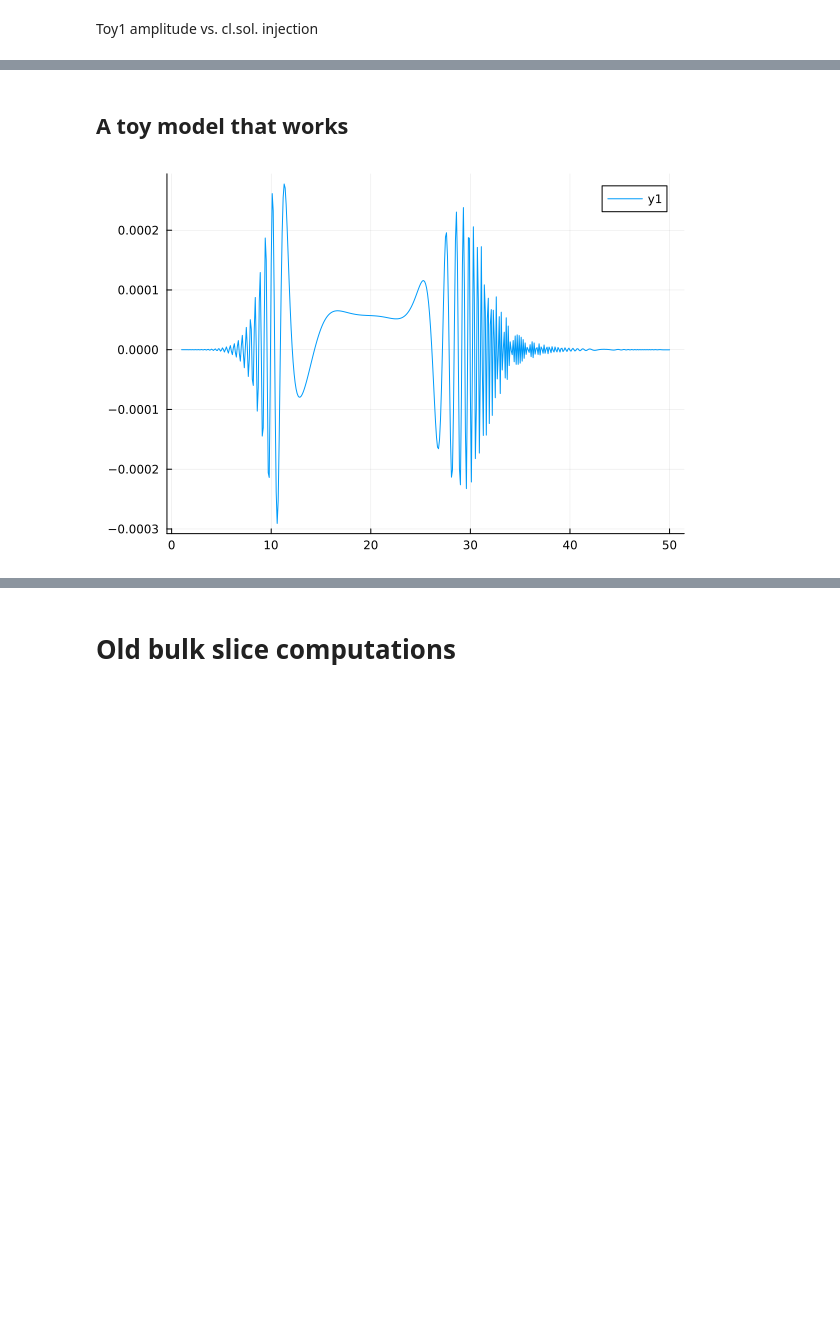
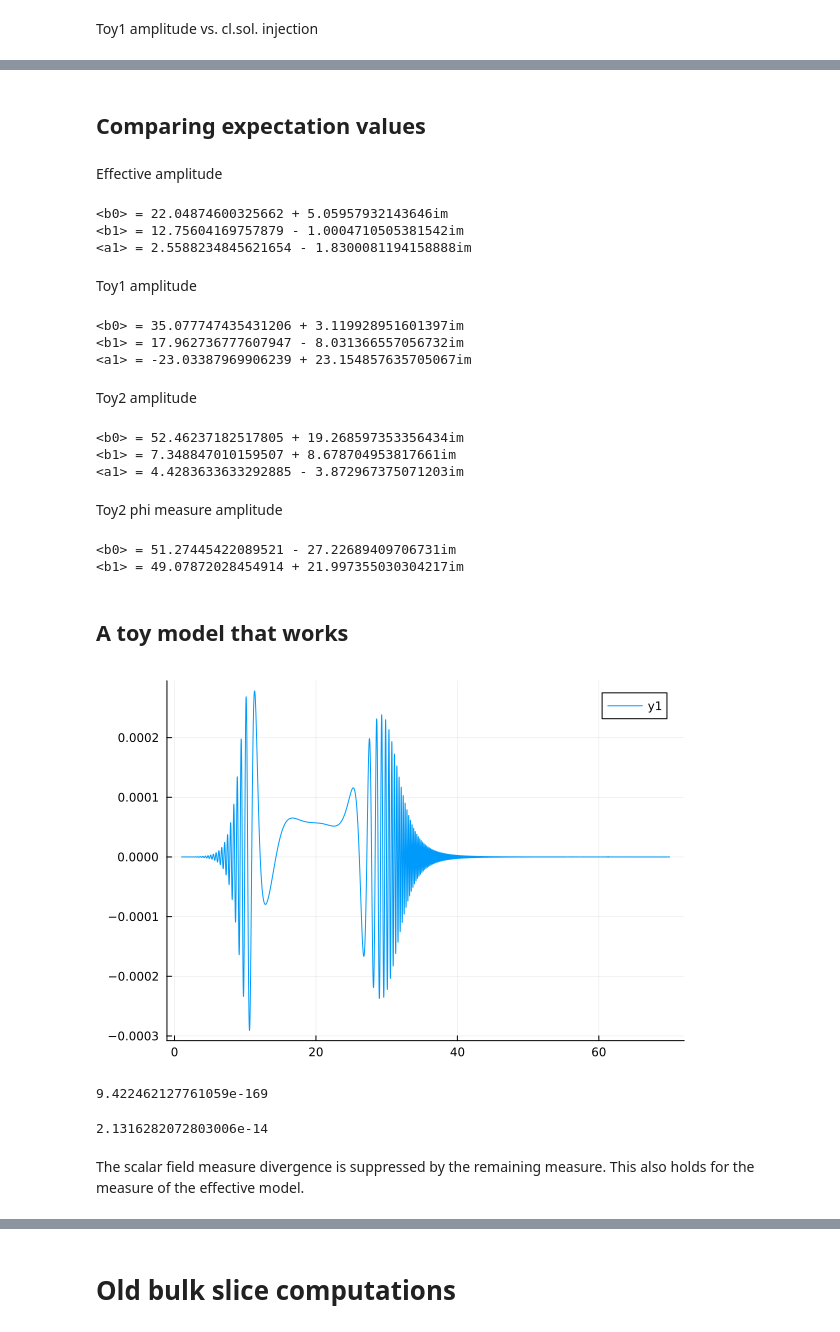
Before and after one commit to Jercheal/3d-cosmology, a Jupyter notebook: 3d_ESF_cosmology.ipynb, the cells around one changed output, grey strips where cells are left out. Saved outputs shown, nothing was run; the diff lists cells and outputs as text; code cells hidden in the pictures; blank space fills up the shorter version.

```diff
--- a/3d_ESF_cosmology.ipynb
+++ b/3d_ESF_cosmology.ipynb
@@ -1432,6 +1447,58 @@ scatter!(1.0:0.5:50.0, real(Z_toy1_phi_measure[1:99,5])./maximum(real(Z_toy1_phi
+# %% [markdown]
+## Comparing expectation values
+# %% [markdown]
+Effective amplitude
+# %%
+println("<b0> = ", wynn(acc_triang(Zb0, 399))/wynn(acc_triang(Z, 399)))
+println("<b1> = ", wynn(acc_triang(Zb1, 399))/wynn(acc_triang(Z, 399)))
+println("<a1> = ", wynn(acc_triang(Za1, 399))/wynn(acc_triang(Z, 399)))
+# %% [output]
+<b0> = 22.04874600325662 + 5.05957932143646im
+<b1> = 12.75604169757879 - 1.0004710505381542im
+<a1> = 2.5588234845621654 - 1.8300081194158888im
+# %% [markdown]
+Toy1 amplitude
+# %%
+println("<b0> = ", wynn(acc_rect(Zb0_toy1, 399))/wynn(acc_rect(Z_toy1, 399)))
+println("<b1> = ", wynn(acc_rect(Zb1_toy1, 399))/wynn(acc_rect(Z_toy1, 399)))
+println("<a1> = ", wynn(acc_rect(Za1_toy1, 399))/wynn(acc_rect(Z_toy1, 399)))
+# %% [output]
+<b0> = 35.077747435431206 + 3.119928951601397im
+<b1> = 17.962736777607947 - 8.031366557056732im
+<a1> = -23.03387969906239 + 23.154857635705067im
+# %% [markdown]
+Toy2 amplitude
+# %%
+println("<b0> = ", wynn(acc_rect(Zb0_toy2, 399))/wynn(acc_rect(Z_toy2, 399)))
+println("<b1> = ", wynn(acc_rect(Zb1_toy2, 399))/wynn(acc_rect(Z_toy2, 399)))
+println("<a1> = ", wynn(acc_rect(Za1_toy2, 399))/wynn(acc_rect(Z_toy2, 399)))
+# %% [output]
+<b0> = 52.46237182517805 + 19.268597353356434im
+<b1> = 7.348847010159507 + 8.678704953817661im
+<a1> = 4.4283633633292885 - 3.872967375071203im
+# %% [markdown]
+Toy2 phi measure amplitude
+# %%
+println("<b0> = ", wynn(acc_rect(Zb0_toy2_phi_measure, 399))/wynn(acc_rect(Z_toy2_phi_measure, 399)))
+println("<b1> = ", wynn(acc_rect(Zb1_toy2_phi_measure, 399))/wynn(acc_rect(Z_toy2_phi_measure, 399)))
+#println("<a1> = ", wynn(acc_rect(Za1_toy2, 399))/wynn(acc_rect(Z, 399)))
+# %% [output]
+<b0> = 51.27445422089521 - 27.22689409706731im
+<b1> = 49.07872028454914 + 21.997355030304217im
 # %% [markdown]
 ## A toy model that works
 # %%
-plot(1.0:0.1:50.0, real([Ampl_1slice_toy_working(a0, a1, a2, 2.0, 3.0, 2.0, 4.0, 0.05) for a1 in 1.0:0.1:50.0]))
+plot(1.0:0.01:70.0, real([Ampl_1slice_toy_working(a0, a1, a2, 2.0, 3.0, 2.0, 4.0, 0.05) for a1 in 1.0:0.01:70.0]))
 # %% [output]
-[figure, old version]
+[figure, new version]
+# %%
+μ_toy_1slice(a0, 61.3211667710695742357851319946451012483585348129962505243422938364623\
+1325241055655236193728027454390, a2, 2.0, 3.0)
+# %% [output]
+9.422462127761059e-169
+# %%
+w(10.0, 61.32116677106957423578513199464510124835853481299625052434229383646231325241055655236193728027454390, 2.0) + w(61.32116677106957423578513199464510124835853481299625052434229383646231325241055655236193728027454390, 30.0, 3.0) - M(10.0, 61.32116677106957423578513199464510124835853481299625052434229383646231325241055655236193728027454390, 2.0, 0.05) - M(61.32116677106957423578513199464510124835853481299625052434229383646231325241055655236193728027454390, 30.0, 3.0, 0.05)
+# %% [output]
+2.1316282072803006e-14
+# %% [markdown]
+The scalar field measure divergence is suppressed by the remaining measure. This also holds for the measure of the effective model.
```
Also changed, not shown: parts of 52 cells of this notebook, 1 other file.
